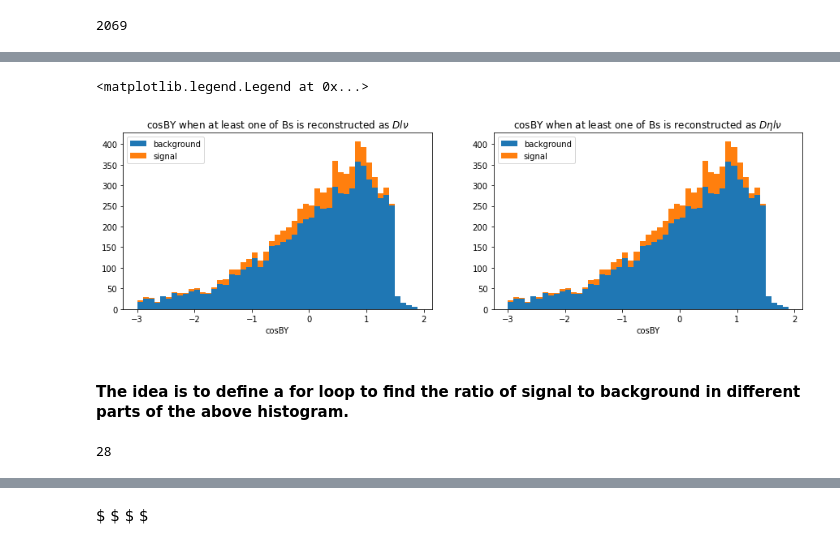
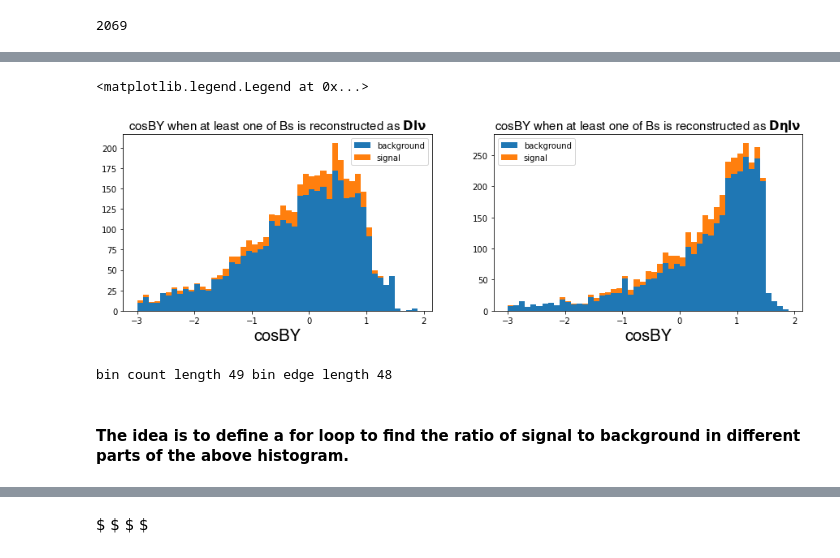
Before and after one commit to SaharGholipour/Sahar_MSc, a Jupyter notebook: mysignal_comparison.ipynb, the cells around one changed output, grey strips where cells are left out. Saved outputs shown, nothing was run; the diff lists cells and outputs as text; code cells hidden in the pictures.

Commit message:
seperating functions from the main analysis and checking the best range for Eextra_ROE

```diff
--- a/mysignal_comparison.ipynb
+++ b/mysignal_comparison.ipynb
@@ -538,43 +357,48 @@ len(tree_p.loc['cut0'].loc['signal'].query('B0_decayModeID<500 or B1_decayModeID
 # %%
 # cosBY for Dlnu
-cosBY0p_Dl_sig = tree_p.loc['cut0'].loc['signal'].query('B0_decayModeID<500 or B1_decayModeID<500')['cosBY0']
-cosBY1p_Dl_sig = tree_p.loc['cut0'].loc['signal'].query('B0_decayModeID<500 or B1_decayModeID<500')['cosBY1']
+cosBY0p_Dl_sig = tree_p.loc['cut0'].loc['signal'].query('B0_decayModeID<500')['cosBY0']
+cosBY1p_Dl_sig = tree_p.loc['cut0'].loc['signal'].query('B1_decayModeID<500')['cosBY1']
 cosBYp_Dl_sig = pd.concat([cosBY0p_Dl_sig,cosBY1p_Dl_sig])
 
-cosBY0p_Dl_bkg = tree_p.loc['cut0'].loc['background'].query('B0_decayModeID<500 or B1_decayModeID<500')['cosBY0']
-cosBY1p_Dl_bkg = tree_p.loc['cut0'].loc['background'].query('B0_decayModeID<500 or B1_decayModeID<500')['cosBY1']
+cosBY0p_Dl_bkg = tree_p.loc['cut0'].loc['background'].query('B0_decayModeID<500')['cosBY0']
+cosBY1p_Dl_bkg = tree_p.loc['cut0'].loc['background'].query('B1_decayModeID<500')['cosBY1']
 cosBYp_Dl_bkg = pd.concat([cosBY0p_Dl_bkg, cosBY1p_Dl_bkg])
 
 # cosBY for Detalnu
-cosBY0p_Detal_sig = tree_p.loc['cut0'].loc['signal'].query('abs(B0_decayModeID-1650)<60 or abs(B1_decayModeID-1650)<60')['cosBY0']
-cosBY1p_Detal_sig = tree_p.loc['cut0'].loc['signal'].query('abs(B0_decayModeID-1650)<60 or abs(B1_decayModeID-1650)<60')['cosBY1']
+cosBY0p_Detal_sig = tree_p.loc['cut0'].loc['signal'].query('abs(B0_decayModeID-1650)<60')['cosBY0']
+cosBY1p_Detal_sig = tree_p.loc['cut0'].loc['signal'].query('abs(B1_decayModeID-1650)<60')['cosBY1']
 cosBYp_Detal_sig = pd.concat([cosBY0p_Detal_sig,cosBY1p_Detal_sig])
 
-cosBY0p_Detal_bkg = tree_p.loc['cut0'].loc['background'].query('abs(B0_decayModeID-1650)<60 or abs(B1_decayModeID-1650)<60')['cosBY0']
-cosBY1p_Detal_bkg = tree_p.loc['cut0'].loc['background'].query('abs(B0_decayModeID-1650)<60 or abs(B1_decayModeID-1650)<60')['cosBY1']
+cosBY0p_Detal_bkg = tree_p.loc['cut0'].loc['background'].query('abs(B0_decayModeID-1650)<60')['cosBY0']
+cosBY1p_Detal_bkg = tree_p.loc['cut0'].loc['background'].query('abs(B1_decayModeID-1650)<60')['cosBY1']
 cosBYp_Detal_bkg = pd.concat([cosBY0p_Detal_bkg, cosBY1p_Detal_bkg])
 
+form1 = {'family': 'helvetica', 'color': 'black', 'size': 20}
 
 # plt.figure(figsize=(15, 4))
 # ax_log = plt.subplot(121)
 # count, bins, _ = ax_log.hist([cosBY0p_bkg, cosBY0p_sig], label=['background', 'signal'], bins=50)
 # ax_log.set_yscale('log')
 # print(count[0])
 
 plt.figure(figsize=(15, 4))
 ax_linear = plt.subplot(121)
 count_cosBYp_Dl, binedges_cosBYp_Dl, _ = ax_linear.hist([cosBYp_Dl_bkg, cosBYp_Dl_sig], label=['background', 'signal'], histtype='barstacked', bins=np.arange(-3,2,0.1))
-plt.xlabel('cosBY')
-plt.title(r'cosBY when at least one of Bs is reconstructed as $Dl\nu$')
+plt.xlabel('cosBY', fontdict=form1)
+plt.title(r'cosBY when at least one of Bs is reconstructed as $\bf Dl\nu$', fontdict=form)
 plt.legend()
 
 ax_linear = plt.subplot(122)
 count_cosBYp_Detal, binedges_cosBYp_Detal, _ = ax_linear.hist([cosBYp_Detal_bkg, cosBYp_Detal_sig], label=['background', 'signal'], histtype='barstacked', bins=np.arange(-3,2,0.1))
-plt.xlabel('cosBY')
-plt.title(r'cosBY when at least one of Bs is reconstructed as $D\eta l\nu$')
+plt.xlabel('cosBY', fontdict=form1)
+plt.title(r'cosBY when at least one of Bs is reconstructed as $\bf D\eta l\nu$', fontdict=form)
 plt.legend()
 # %% [output]
 <matplotlib.legend.Legend at 0x...>
-[figure, old version]
+[figure, new version]
+# %%
+print('bin count length', len(count_cosBYp_Dl[0]), 'bin edge length', len(binedges_cosBYp_Dl[:48]))
+# %% [output]
+bin count length 49 bin edge length 48
 # %% [markdown]
 #### The idea is to define a for loop to find the ratio of signal to background in different parts of the above histogram.
@@ -601,5 +404,0 @@ x_cosBYp_Dl, s_cosBYp_Dl, r_cosBYp_Dl= get_x_ratio(window, count_cosBYp_Dl)
-# %%
-x_range = x_ranges(window, x_cosBYp_Dl, binedges_cosBYp_Dl)
-len(x_range[2])
-# %% [output]
-28
```
Also changed, not shown: parts of 36 cells of this notebook, 1 other file.
